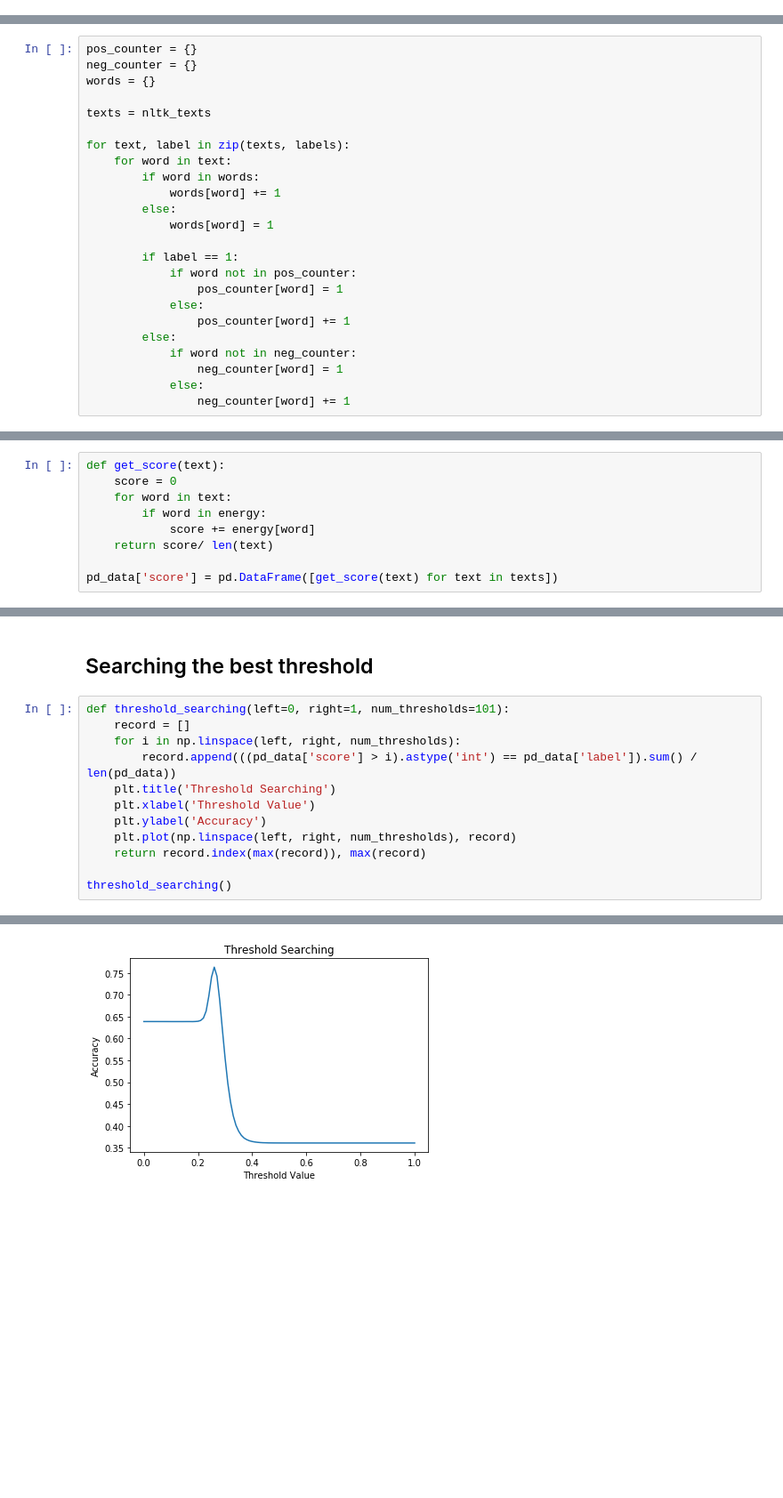
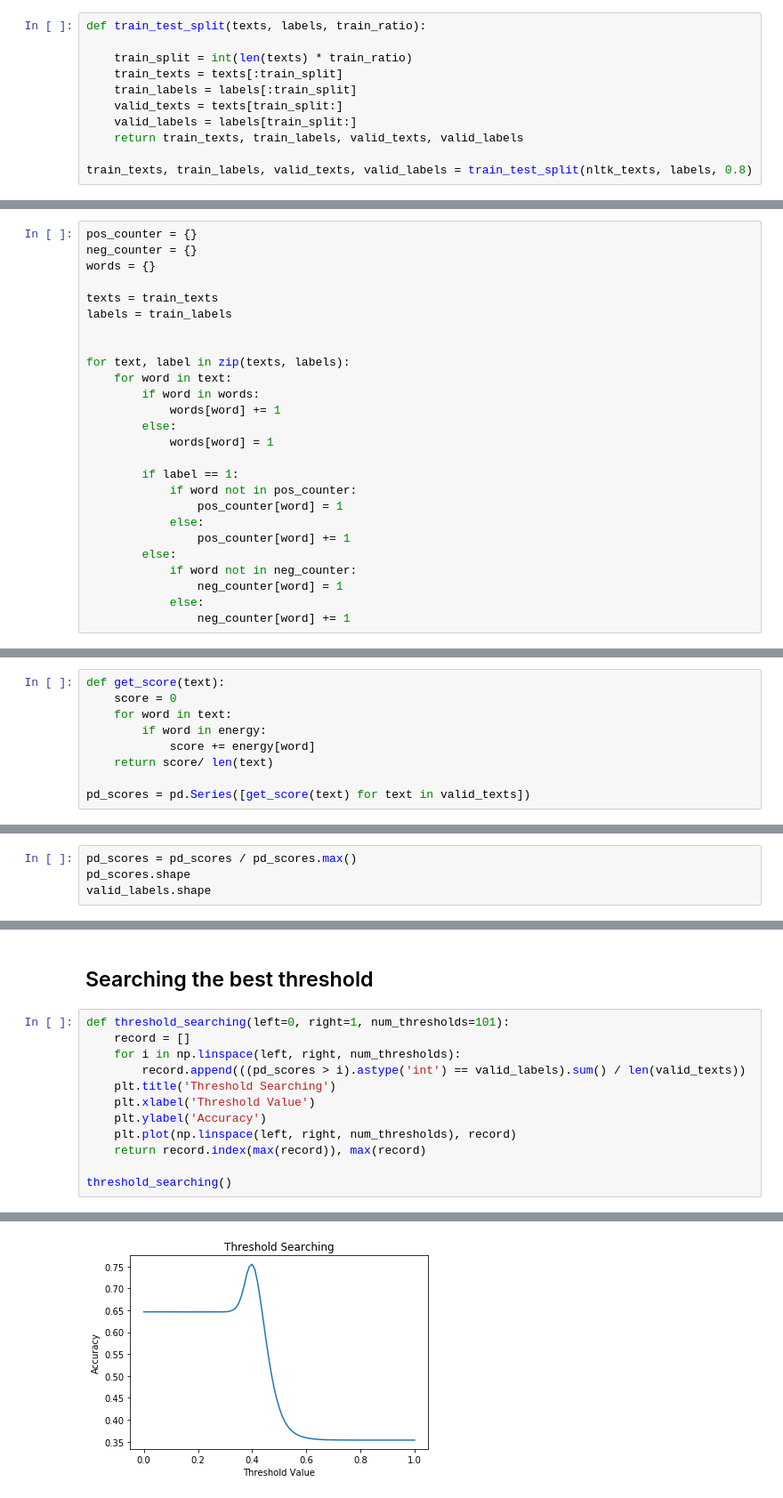
Before and after one commit to kevin110604/FDA_practice, a Jupyter notebook: kernel.ipynb, the cells around one changed output, grey strips where cells are left out. Shown at 89% size. Saved outputs shown, nothing was run; the diff lists cells and outputs as text; blank space fills up the shorter version.

Commit message:
Add "show sentence" and train_test_split

```diff
--- a/kernel.ipynb
+++ b/kernel.ipynb
@@ -172,3 +194,14 @@ texts = nltk_stop_texts
+# %%
+def train_test_split(texts, labels, train_ratio):
+
+    train_split = int(len(texts) * train_ratio)
+    train_texts = texts[:train_split]
+    train_labels = labels[:train_split]
+    valid_texts = texts[train_split:]
+    valid_labels = labels[train_split:]
+    return train_texts, train_labels, valid_texts, valid_labels
+
+train_texts, train_labels, valid_texts, valid_labels = train_test_split(nltk_texts, labels, 0.8)
 # %% [markdown]
 # Word probability for each label
 - pos_counter : count if word is in a positive comment
@@ -179,7 +212,9 @@ pos_counter = {}
 neg_counter = {}
 words = {}
 
-texts = nltk_texts
+texts = train_texts
+labels = train_labels
+
 
 for text, label in zip(texts, labels):
     for word in text:
@@ -250,4 +285,4 @@ def get_score(text):
             score += energy[word]
     return score/ len(text)
 
-pd_data['score'] = pd.DataFrame([get_score(text) for text in texts])
+pd_scores = pd.Series([get_score(text) for text in valid_texts])
@@ -275,0 +289,4 @@ Name: score, dtype: float64
+# %%
+pd_scores = pd_scores / pd_scores.max()
+pd_scores.shape
+valid_labels.shape
@@ -279,7 +318,7 @@ Name: score, dtype: float64
 def threshold_searching(left=0, right=1, num_thresholds=101):
     record = []
     for i in np.linspace(left, right, num_thresholds):
-        record.append(((pd_data['score'] > i).astype('int') == pd_data['label']).sum() / len(pd_data))
+        record.append(((pd_scores > i).astype('int') == valid_labels).sum() / len(valid_texts))
     plt.title('Threshold Searching')
     plt.xlabel('Threshold Value')
     plt.ylabel('Accuracy')
@@ -292 +331 @@ threshold_searching()
-[figure, old version]
+[figure, new version]
```
Also changed, not shown: parts of 8 cells of this notebook.
